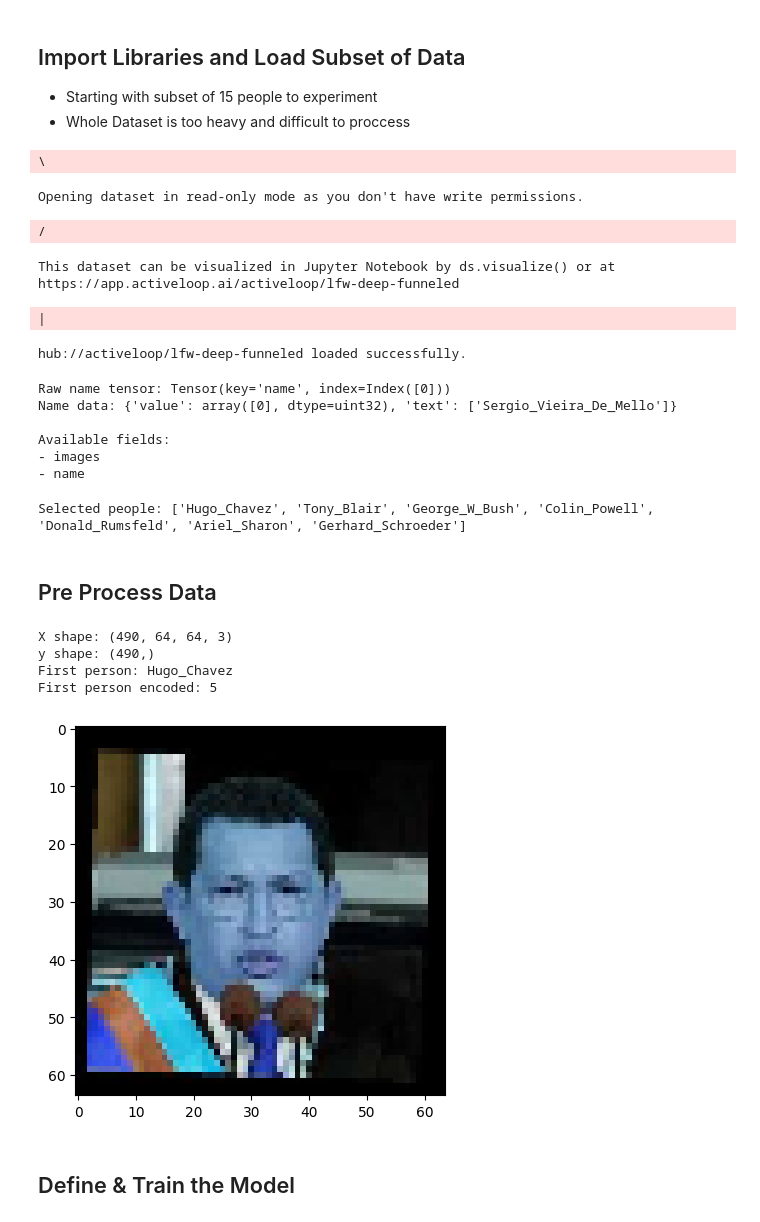
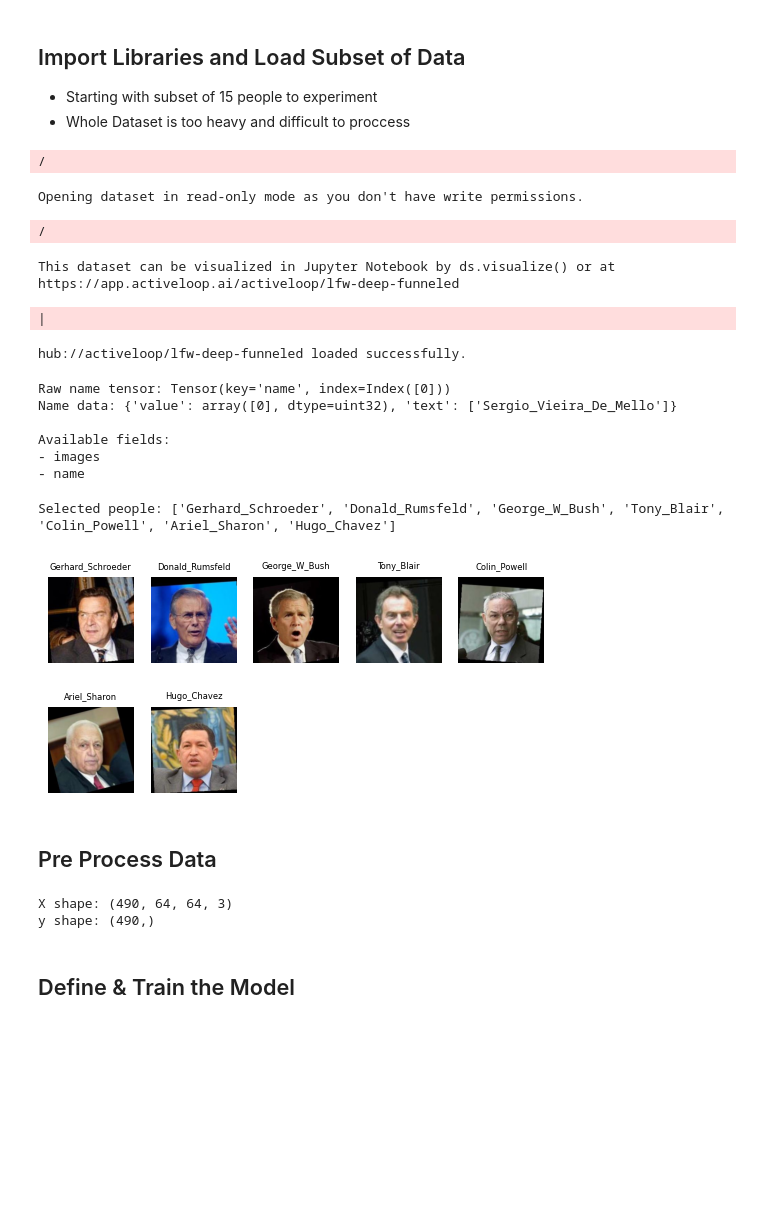
Before and after one commit to gabrielrosendo/CST440-ML-Labs, a Jupyter notebook: face_recognition.ipynb, the cells around one changed output. Cells and saved outputs as stored; diff of their text form; code cells hidden in the pictures; blank space fills up the shorter version.

```diff
--- a/face_recognition.ipynb
+++ b/face_recognition.ipynb
@@ -61,35 +61,48 @@ for i in range(len(ds)):
     if name_val not in eligible_people:
         continue
 
     if len(selected_people) < 15:
         selected_people.add(name_val)
 
     if name_val in selected_people and person_counts[name_val] < 70:
         image = ds.images[i].numpy()
 
         X.append(image)
         y.append(name_val)
         person_counts[name_val] += 1
 
     if len(selected_people) == 15 and all(count == 70 for count in person_counts.values()):
         break
 
 
 print("Selected people:", list(selected_people))
+# Show one image of each person and a square of their name in their face
+for i, name_val in enumerate(selected_people):
+    for j in range(len(X)):
+        if y[j] == name_val:
+            img = X[j]
+            break
+
+    plt.subplot(3, 5, i + 1)
+    plt.imshow(img)
+    plt.title(name_val, fontsize=6)
+    plt.axis('off')
+plt.show()
 # %% [output]
-\
+/
 Opening dataset in read-only mode as you don't have write permissions.
 /
 This dataset can be visualized in Jupyter Notebook by ds.visualize() or at https://app.activeloop.ai/activeloop/lfw-deep-funneled
 |
 hub://activeloop/lfw-deep-funneled loaded successfully.
 Raw name tensor: Tensor(key='name', index=Index([0]))
 Name data: {'value': array([0], dtype=uint32), 'text': ['Sergio_Vieira_De_Mello']}
 
 Available fields:
 - images
 - name
-Selected people: ['Hugo_Chavez', 'Tony_Blair', 'George_W_Bush', 'Colin_Powell', 'Donald_Rumsfeld', 'Ariel_Sharon', 'Gerhard_Schroeder']
+Selected people: ['Gerhard_Schroeder', 'Donald_Rumsfeld', 'George_W_Bush', 'Tony_Blair', 'Colin_Powell', 'Ariel_Sharon', 'Hugo_Chavez']
+[figure, added]
 # %% [markdown]
 ## Pre Process Data
 # %%
@@ -115,23 +128,15 @@ print("y shape:", y.shape)
 label_encoder = LabelEncoder()
 y_encoded = label_encoder.fit_transform(y)
 
-# Display first person and name
-print("First person:", y[0])
-print("First person encoded:", y_encoded[0])
-plt.imshow(X[1])
-plt.show()
 
 # Split the dataset
 from sklearn.utils import shuffle
 X, y_encoded = shuffle(X, y_encoded, random_state=42)
 
-X_train, X_test, y_train, y_test = train_test_split(X, y_encoded, test_size=0.1, random_state=42)
+X_train, X_test, y_train, y_test = train_test_split(X, y_encoded, test_size=0.2, random_state=42)
 # %% [output]
 X shape: (490, 64, 64, 3)
 y shape: (490,)
-First person: Hugo_Chavez
-First person encoded: 5
-[figure, removed]
 # %% [markdown]
 ## Define & Train the Model
 # %%
```
Also changed, not shown: parts of 4 cells of this notebook.
